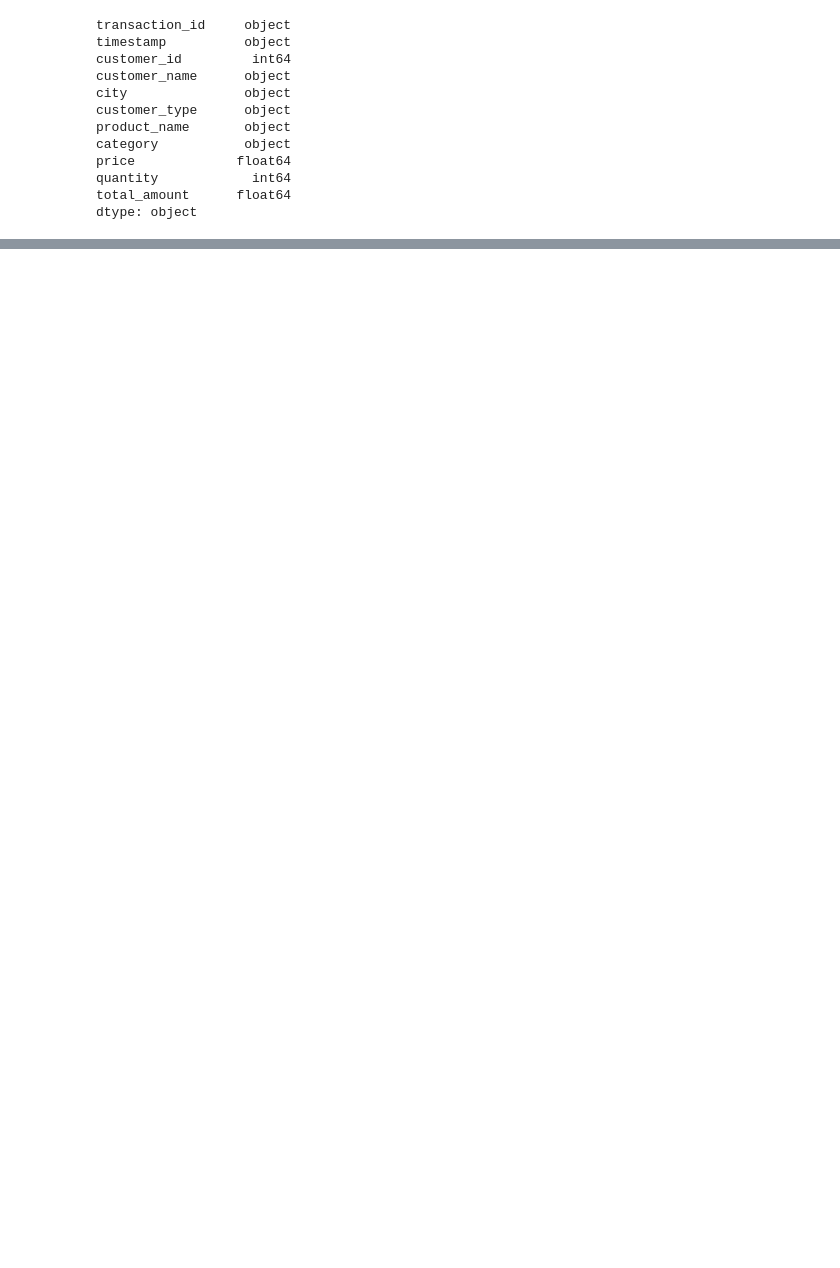
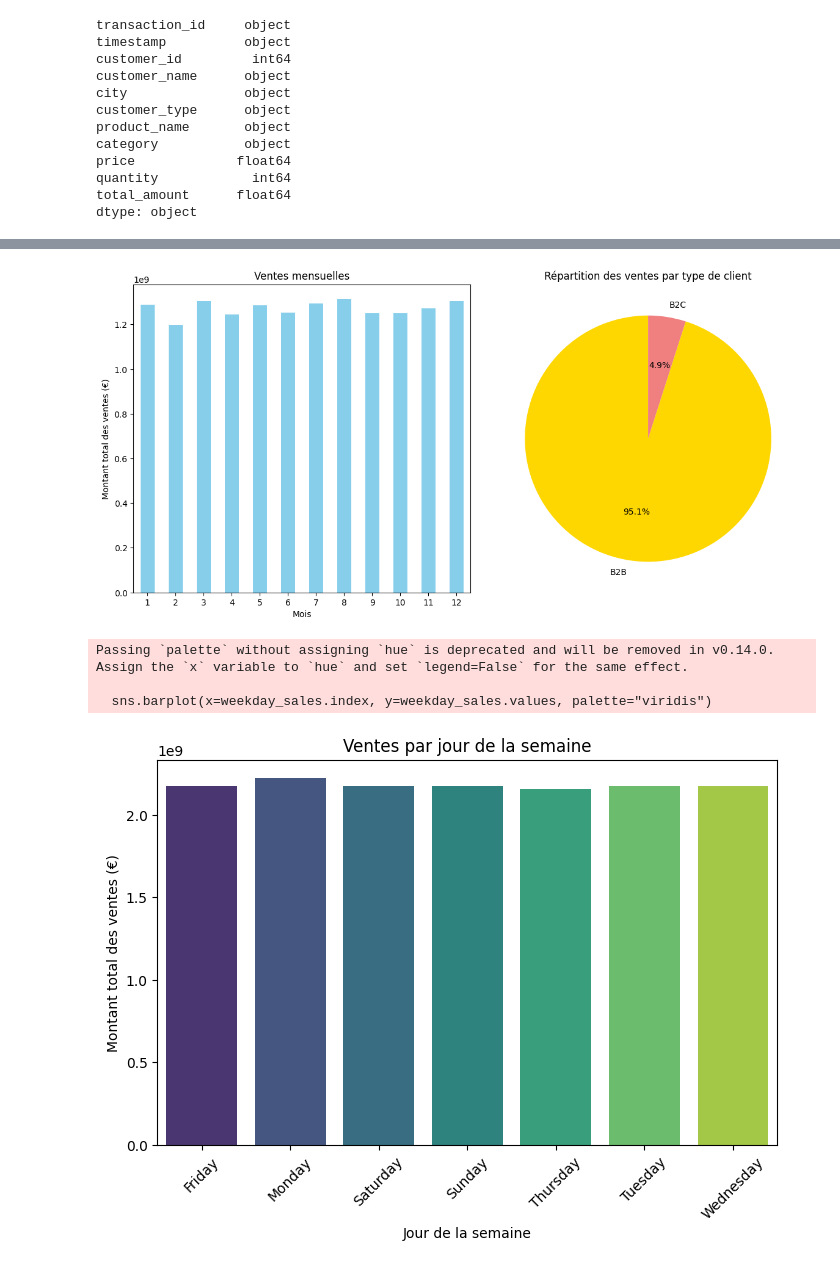
Before and after one commit to Zar-meyo/big-data-pipeline-Le-groupe, a Jupyter notebook: exploratory-data-analysis/eda.ipynb, the cells around one changed output, grey strips where cells are left out. Saved outputs shown, nothing was run; the diff lists cells and outputs as text; code cells hidden in the pictures; blank space fills up the shorter version.

```diff
--- a/exploratory-data-analysis/eda.ipynb
+++ b/exploratory-data-analysis/eda.ipynb
@@ -53,0 +166,49 @@ dtype: int64
+# %%
+df['timestamp'] = pd.to_datetime(df['timestamp'])
+
+df['month'] = df['timestamp'].dt.month
+df['weekday'] = df['timestamp'].dt.day_name()
+# %%
+# Agrégation par mois
+monthly_sales = df.groupby('month')['total_amount'].sum()
+
+# Agrégation par jour de la semaine
+weekday_sales = df.groupby('weekday')['total_amount'].sum()
+
+# Répartition par type de client
+customer_type_sales = df.groupby('customer_type')['total_amount'].sum()
+
+# Visualisations
+plt.figure(figsize=(12, 6))
+
+# Ventes mensuelles
+plt.subplot(1, 2, 1)
+monthly_sales.plot(kind='bar', color='skyblue')
+plt.title("Ventes mensuelles")
+plt.xlabel("Mois")
+plt.ylabel("Montant total des ventes (€)")
+plt.xticks(rotation=0)
+
+# Répartition des ventes par type de client
+plt.subplot(1, 2, 2)
+customer_type_sales.plot(kind='pie', autopct='%1.1f%%', startangle=90, colors=['gold', 'lightcoral'])
+plt.title("Répartition des ventes par type de client")
+plt.ylabel("")
+
+plt.tight_layout()
+plt.show()
+
+# Visualisation des ventes par jour de la semaine
+plt.figure(figsize=(8, 5))
+sns.barplot(x=weekday_sales.index, y=weekday_sales.values, palette="viridis")
+plt.title("Ventes par jour de la semaine")
+plt.xlabel("Jour de la semaine")
+plt.ylabel("Montant total des ventes")
+plt.xticks(rotation=45)
+plt.show()
+# %% [output]
+[figure, added]
+Passing `palette` without assigning `hue` is deprecated and will be removed in v0.14.0. Assign the `x` variable to `hue` and set `legend=False` for the same effect.
+
+  sns.barplot(x=weekday_sales.index, y=weekday_sales.values, palette="viridis")
+[figure, added]
```
Also changed, not shown: parts of 14 cells of this notebook.
